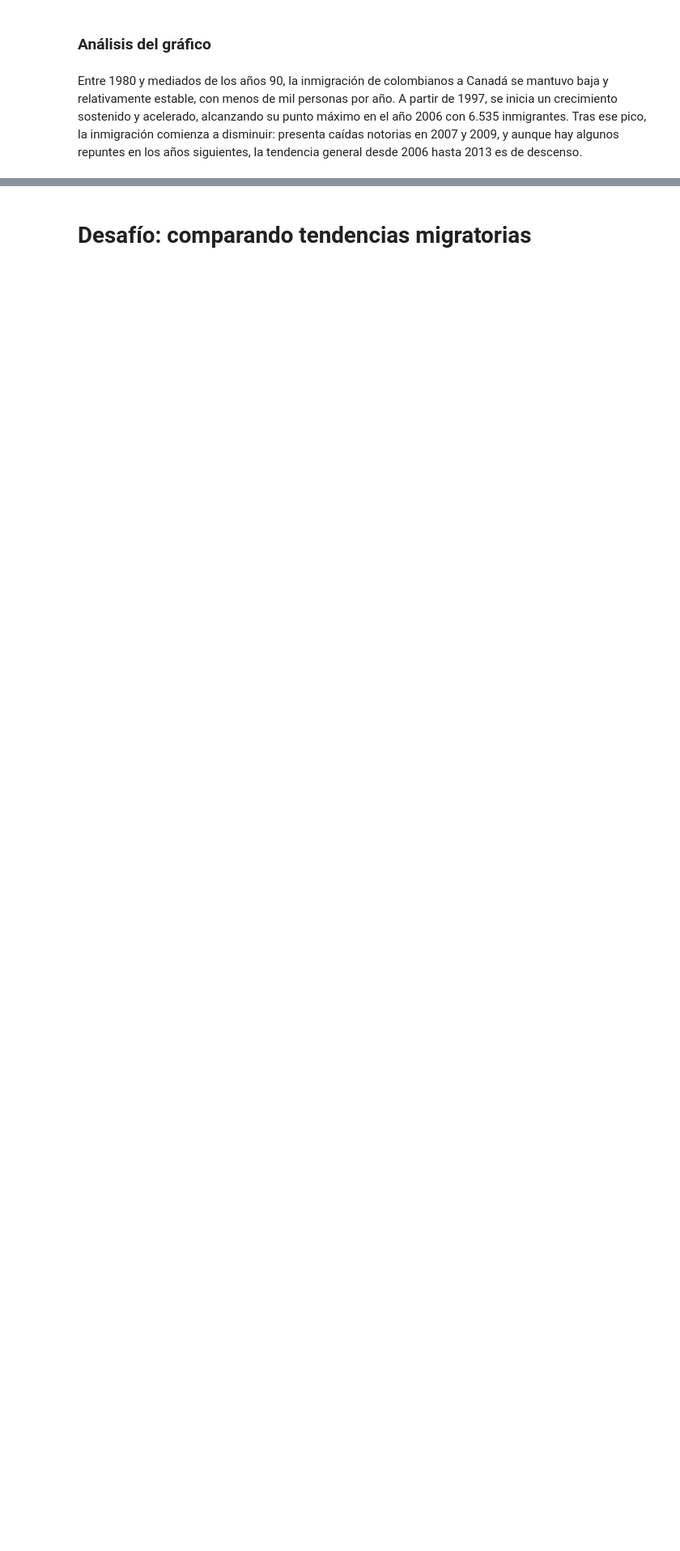
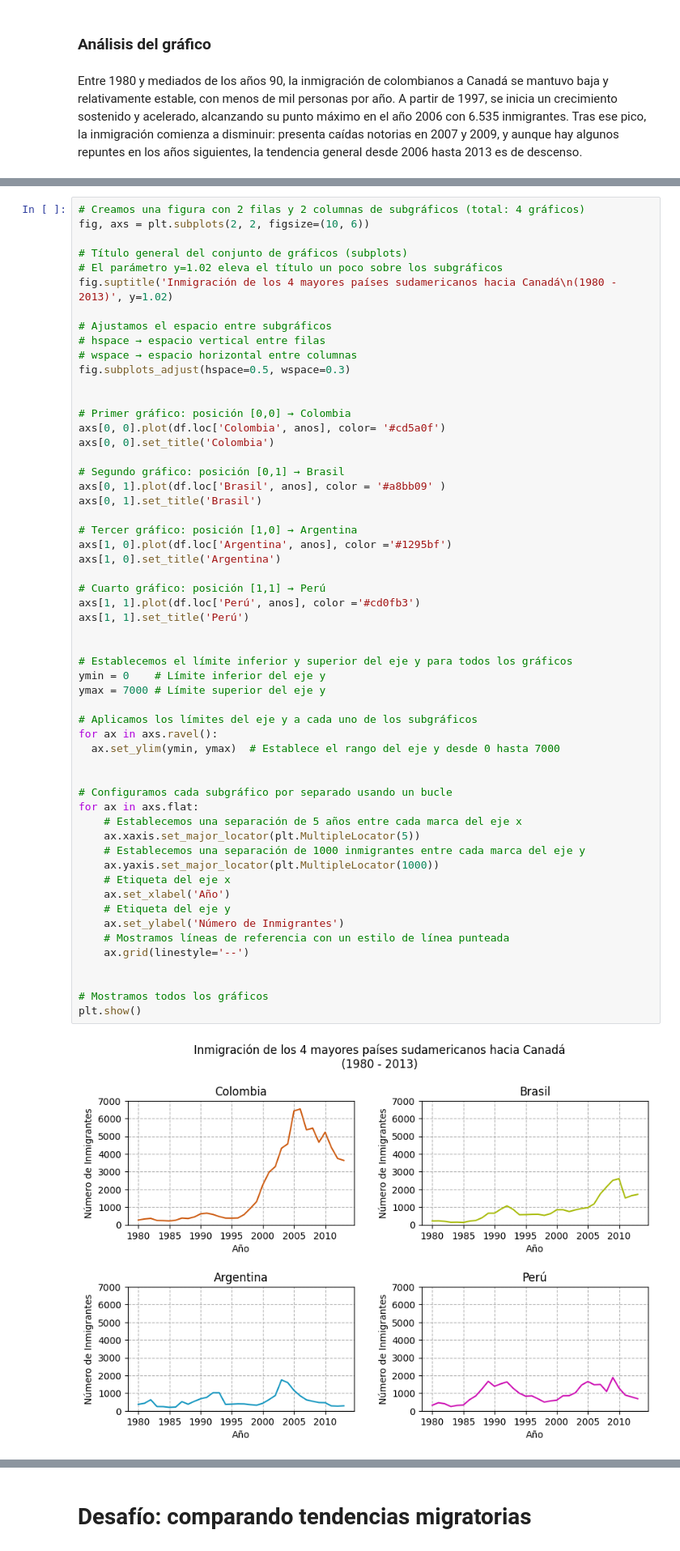
Before and after one commit to DanielRaiicHu/visualizacion-de-datos-con-bibliotecas-de-python, a Jupyter notebook: visualizacion_de_datos_con_bibliotecas_de_python.ipynb, the cells around one changed output, grey strips where cells are left out. Shown: that part at 81% size. Saved outputs shown, nothing was run; the diff lists cells and outputs as text; blank space fills up the shorter version.

```diff
--- a/visualizacion_de_datos_con_bibliotecas_de_python.ipynb
+++ b/visualizacion_de_datos_con_bibliotecas_de_python.ipynb
@@ -192,0 +289,58 @@ Entre 1980 y mediados de los años 90, la inmigración de colombianos a Canadá
+# %%
+# Creamos una figura con 2 filas y 2 columnas de subgráficos (total: 4 gráficos)
+fig, axs = plt.subplots(2, 2, figsize=(10, 6))
+
+# Título general del conjunto de gráficos (subplots)
+# El parámetro y=1.02 eleva el título un poco sobre los subgráficos
+fig.suptitle('Inmigración de los 4 mayores países sudamericanos hacia Canadá\n(1980 - 2013)', y=1.02)
+
+# Ajustamos el espacio entre subgráficos
+# hspace → espacio vertical entre filas
+# wspace → espacio horizontal entre columnas
+fig.subplots_adjust(hspace=0.5, wspace=0.3)
+
+
+# Primer gráfico: posición [0,0] → Colombia
+axs[0, 0].plot(df.loc['Colombia', anos], color= '#cd5a0f')
+axs[0, 0].set_title('Colombia')
+
+# Segundo gráfico: posición [0,1] → Brasil
+axs[0, 1].plot(df.loc['Brasil', anos], color = '#a8bb09' )
+axs[0, 1].set_title('Brasil')
+
+# Tercer gráfico: posición [1,0] → Argentina
+axs[1, 0].plot(df.loc['Argentina', anos], color ='#1295bf')
+axs[1, 0].set_title('Argentina')
+
+# Cuarto gráfico: posición [1,1] → Perú
+axs[1, 1].plot(df.loc['Perú', anos], color ='#cd0fb3')
+axs[1, 1].set_title('Perú')
+
+
+# Establecemos el límite inferior y superior del eje y para todos los gráficos
+ymin = 0    # Límite inferior del eje y
+ymax = 7000 # Límite superior del eje y
+
+# Aplicamos los límites del eje y a cada uno de los subgráficos
+for ax in axs.ravel():
+  ax.set_ylim(ymin, ymax)  # Establece el rango del eje y desde 0 hasta 7000
+
+
+# Configuramos cada subgráfico por separado usando un bucle
+for ax in axs.flat:
+    # Establecemos una separación de 5 años entre cada marca del eje x
+    ax.xaxis.set_major_locator(plt.MultipleLocator(5))
+    # Establecemos una separación de 1000 inmigrantes entre cada marca del eje y
+    ax.yaxis.set_major_locator(plt.MultipleLocator(1000))
+    # Etiqueta del eje x
+    ax.set_xlabel('Año')
+    # Etiqueta del eje y
+    ax.set_ylabel('Número de Inmigrantes')
+    # Mostramos líneas de referencia con un estilo de línea punteada
+    ax.grid(linestyle='--')
+
+
+# Mostramos todos los gráficos
+plt.show()
+# %% [output]
+[figure, added]
```
Also changed, not shown: parts of 19 cells of this notebook.
